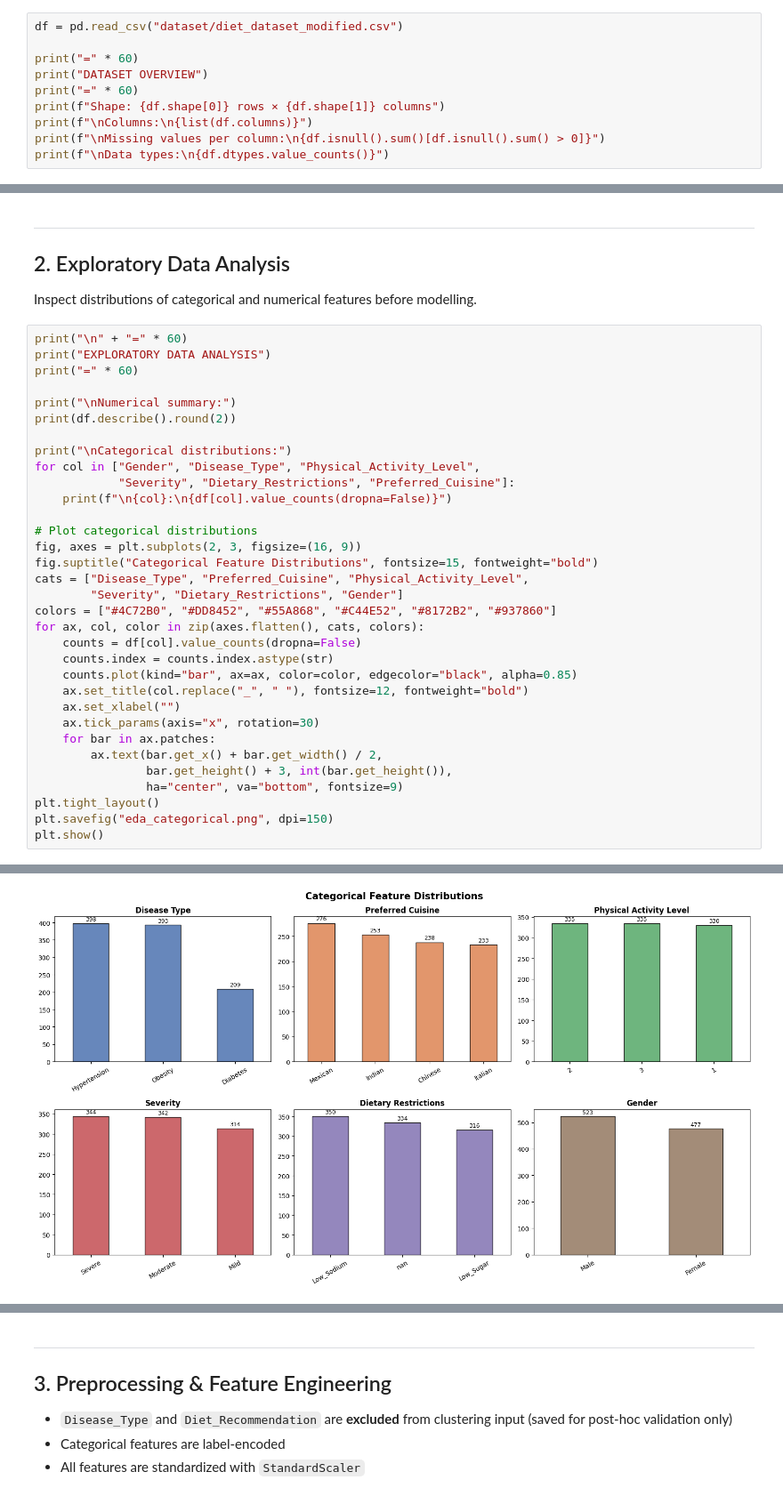
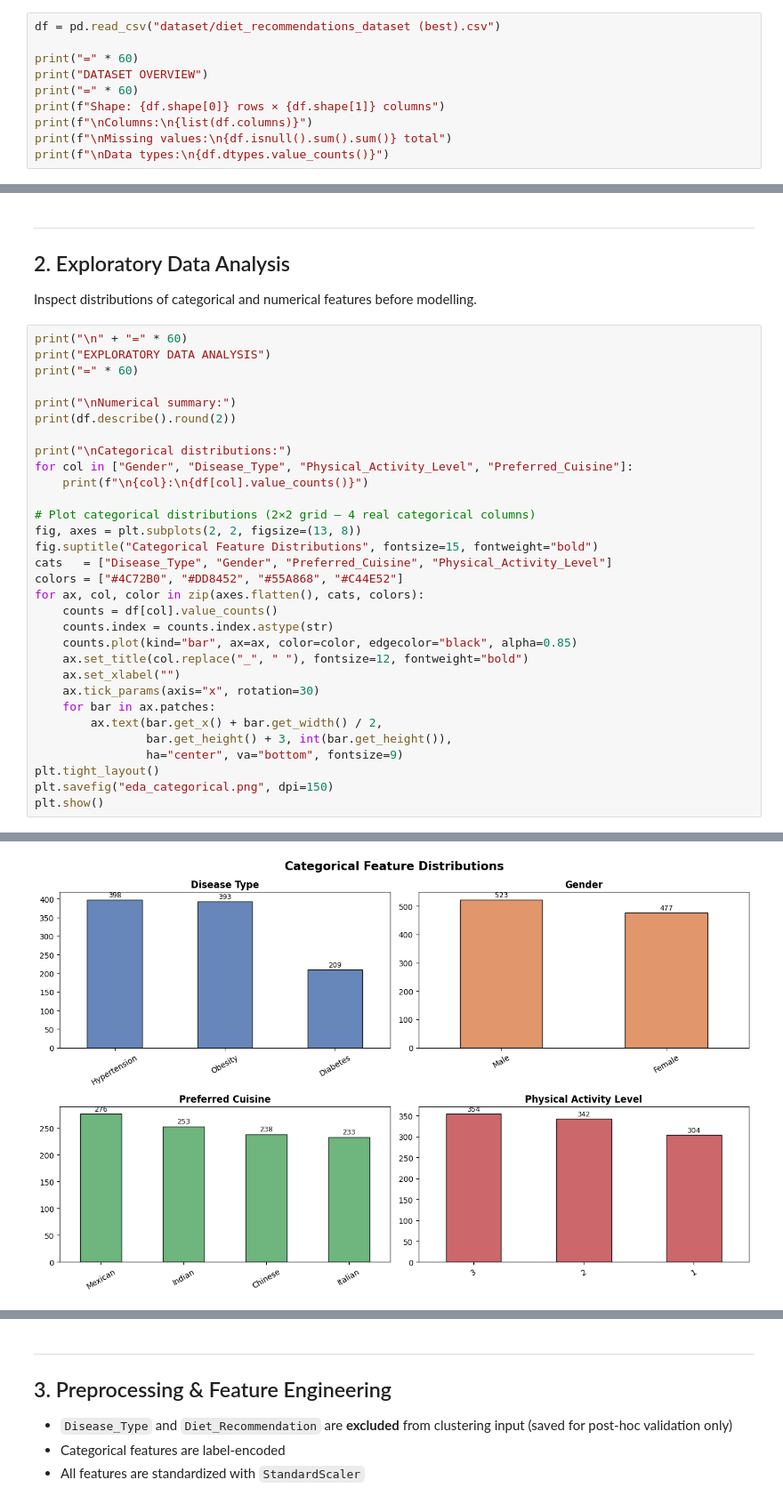
Before and after one commit to Fahad-Nawar/Dietary-analysis, a Jupyter notebook: dietary_analysis.ipynb, the cells around one changed output, grey strips where cells are left out. Shown at 89% size. Saved outputs shown, nothing was run; the diff lists cells and outputs as text.

Commit message:
best one until now

```diff
--- a/dietary_analysis.ipynb
+++ b/dietary_analysis.ipynb
@@ -33,14 +33,14 @@ from scipy.cluster.hierarchy import dendrogram, linkage
 ---
 ## 1. Load Data
 # %%
-df = pd.read_csv("dataset/diet_dataset_modified.csv")
+df = pd.read_csv("dataset/diet_recommendations_dataset (best).csv")
 
 print("=" * 60)
 print("DATASET OVERVIEW")
 print("=" * 60)
 print(f"Shape: {df.shape[0]} rows × {df.shape[1]} columns")
 print(f"\nColumns:\n{list(df.columns)}")
-print(f"\nMissing values per column:\n{df.isnull().sum()[df.isnull().sum() > 0]}")
+print(f"\nMissing values:\n{df.isnull().sum().sum()} total")
 print(f"\nData types:\n{df.dtypes.value_counts()}")
 # %% [output]
 ============================================================
@@ -74,18 +72,16 @@ print("\nNumerical summary:")
 print(df.describe().round(2))
 
 print("\nCategorical distributions:")
-for col in ["Gender", "Disease_Type", "Physical_Activity_Level",
-            "Severity", "Dietary_Restrictions", "Preferred_Cuisine"]:
-    print(f"\n{col}:\n{df[col].value_counts(dropna=False)}")
+for col in ["Gender", "Disease_Type", "Physical_Activity_Level", "Preferred_Cuisine"]:
+    print(f"\n{col}:\n{df[col].value_counts()}")
 
-# Plot categorical distributions
-fig, axes = plt.subplots(2, 3, figsize=(16, 9))
+# Plot categorical distributions (2×2 grid — 4 real categorical columns)
+fig, axes = plt.subplots(2, 2, figsize=(13, 8))
 fig.suptitle("Categorical Feature Distributions", fontsize=15, fontweight="bold")
-cats = ["Disease_Type", "Preferred_Cuisine", "Physical_Activity_Level",
-        "Severity", "Dietary_Restrictions", "Gender"]
-colors = ["#4C72B0", "#DD8452", "#55A868", "#C44E52", "#8172B2", "#937860"]
+cats   = ["Disease_Type", "Gender", "Preferred_Cuisine", "Physical_Activity_Level"]
+colors = ["#4C72B0", "#DD8452", "#55A868", "#C44E52"]
 for ax, col, color in zip(axes.flatten(), cats, colors):
-    counts = df[col].value_counts(dropna=False)
+    counts = df[col].value_counts()
     counts.index = counts.index.astype(str)
     counts.plot(kind="bar", ax=ax, color=color, edgecolor="black", alpha=0.85)
     ax.set_title(col.replace("_", " "), fontsize=12, fontweight="bold")
@@ -115,6 +111,6 @@ min      18.00      50.00     150.00    13.00                     1.00
 Indian     253
 Chinese    238
 Italian    233
 Name: count, dtype: int64
-[figure, old version]
+[figure, new version]
 # %%
```
Also changed, not shown: parts of 12 cells of this notebook, 9 other files.
